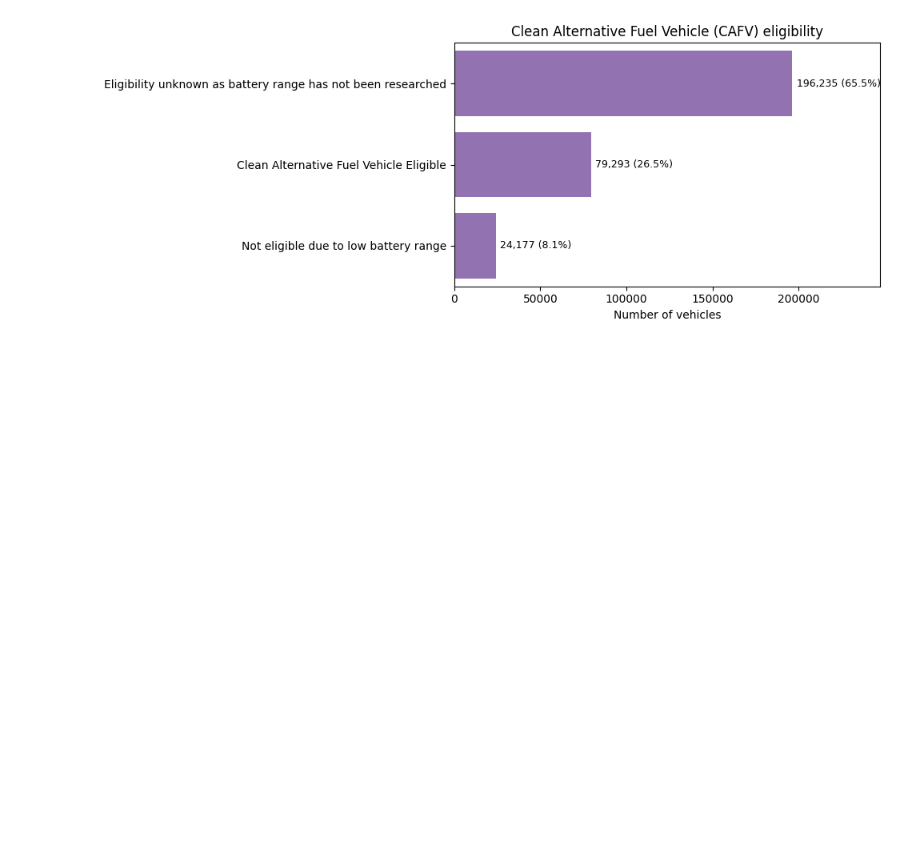
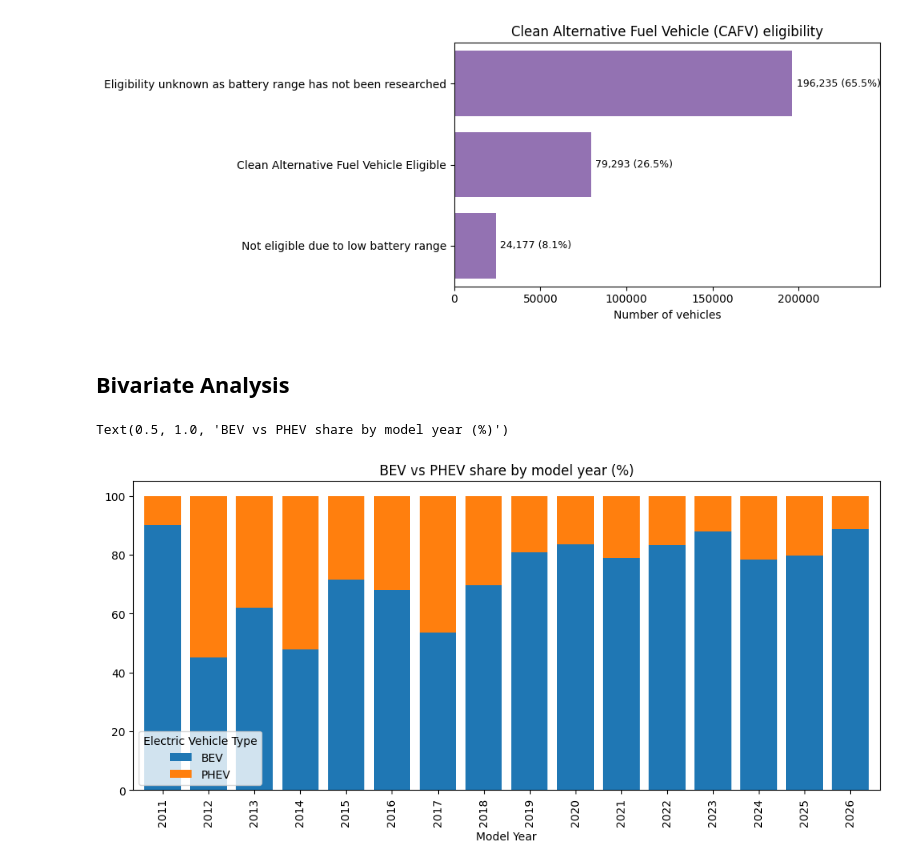
Before and after one commit to purujit-dev/Data_Analysis_Project, a Jupyter notebook: data_analysis.ipynb, the cells around one changed output. Drawn from its saved outputs; the diff is of its cells as text; code cells hidden in the pictures; blank space fills up the shorter version.

Commit message:
starting of Bivariate analysis

```diff
--- a/data_analysis.ipynb
+++ b/data_analysis.ipynb
@@ -436,3 +455,20 @@ ax.set_xlabel("Number of vehicles"); ax.set_ylabel("")
 save_fig("06_cafv_eligibility")
 # %% [output]
 [figure]
+# %% [markdown]
+## Bivariate Analysis
+# %%
+PALETTE = {"BEV": "#1f77b4", "PHEV": "#ff7f0e"}
+
+df["Electric Vehicle Type"] = df["Electric Vehicle Type"].map({
+    "Battery Electric Vehicle (BEV)": "BEV",
+    "Plug-in Hybrid Electric Vehicle (PHEV)": "PHEV",
+})
+
+share = (pd.crosstab(df["Model Year"], df["Electric Vehicle Type"], normalize="index") * 100).loc[2011:2026]
+
+ax = share[["BEV", "PHEV"]].plot.bar(stacked=True, figsize=(12, 5), color=[PALETTE["BEV"], PALETTE["PHEV"]], width=0.8)
+ax.set_title("BEV vs PHEV share by model year (%)")
+# %% [output]
+Text(0.5, 1.0, 'BEV vs PHEV share by model year (%)')
+[figure, added]
```
Also changed, not shown: parts of 5 cells of this notebook.
